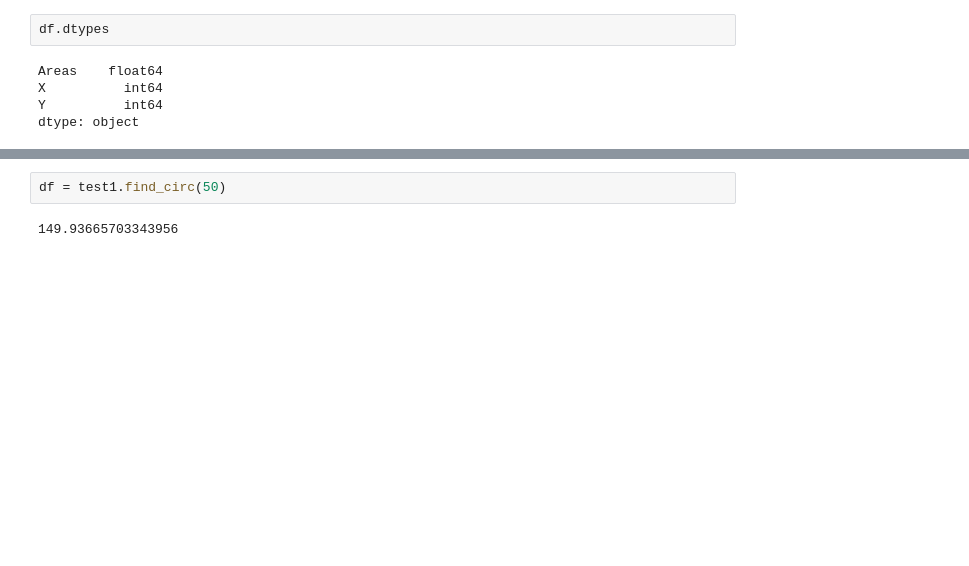
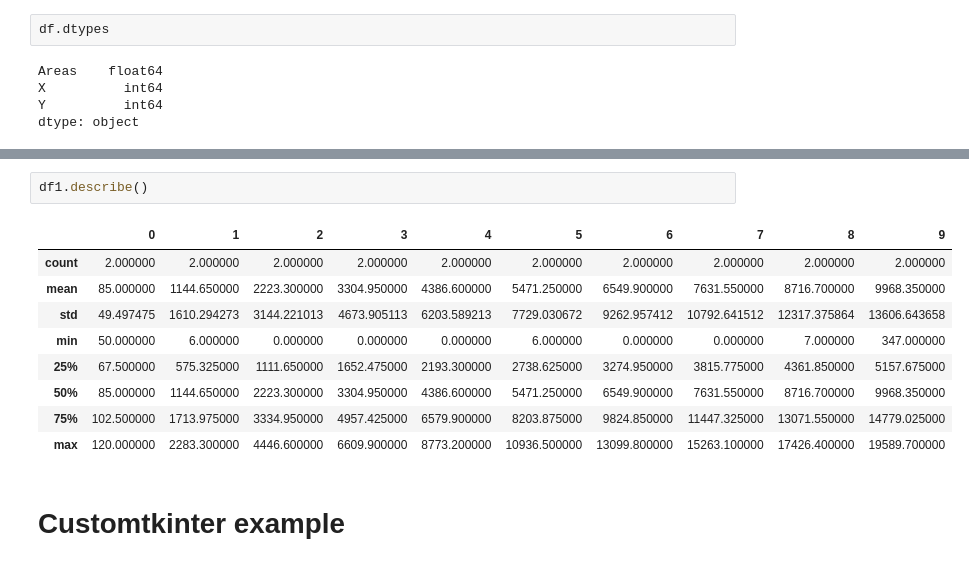
Before and after one commit to asorkins/PythonDistortionCalc, a Jupyter notebook: Jupiter Notebook.ipynb, the cells around one changed output, grey strips where cells are left out. Cells and saved outputs as stored; diff of their text form; blank space fills up the shorter version.

```diff
--- a/Jupiter Notebook.ipynb
+++ b/Jupiter Notebook.ipynb
@@ -204,4 +211,14 @@ df1.loc[0,5]
 # %%
-df = test1.find_circ(50)
+df1.describe()
 # %% [output]
-149.93665703343956
+|  | 0 | 1 | 2 | 3 | 4 | 5 | 6 | 7 | 8 | 9 |
+| count | 2.000000 | 2.000000 | 2.000000 | 2.000000 | 2.000000 | 2.000000 | 2.000000 | 2.000000 | 2.000000 | 2.000000 |
+| mean | 85.000000 | 1144.650000 | 2223.300000 | 3304.950000 | 4386.600000 | 5471.250000 | 6549.900000 | 7631.550000 | 8716.700000 | 9968.350000 |
+| std | 49.497475 | 1610.294273 | 3144.221013 | 4673.905113 | 6203.589213 | 7729.030672 | 9262.957412 | 10792.641512 | 12317.375864 | 13606.643658 |
+| min | 50.000000 | 6.000000 | 0.000000 | 0.000000 | 0.000000 | 6.000000 | 0.000000 | 0.000000 | 7.000000 | 347.000000 |
+| 25% | 67.500000 | 575.325000 | 1111.650000 | 1652.475000 | 2193.300000 | 2738.625000 | 3274.950000 | 3815.775000 | 4361.850000 | 5157.675000 |
+| 50% | 85.000000 | 1144.650000 | 2223.300000 | 3304.950000 | 4386.600000 | 5471.250000 | 6549.900000 | 7631.550000 | 8716.700000 | 9968.350000 |
+| 75% | 102.500000 | 1713.975000 | 3334.950000 | 4957.425000 | 6579.900000 | 8203.875000 | 9824.850000 | 11447.325000 | 13071.550000 | 14779.025000 |
+| max | 120.000000 | 2283.300000 | 4446.600000 | 6609.900000 | 8773.200000 | 10936.500000 | 13099.800000 | 15263.100000 | 17426.400000 | 19589.700000 |
+# %% [markdown]
+# Customtkinter example
```
Also changed, not shown: parts of 8 cells of this notebook, 3 other files.
